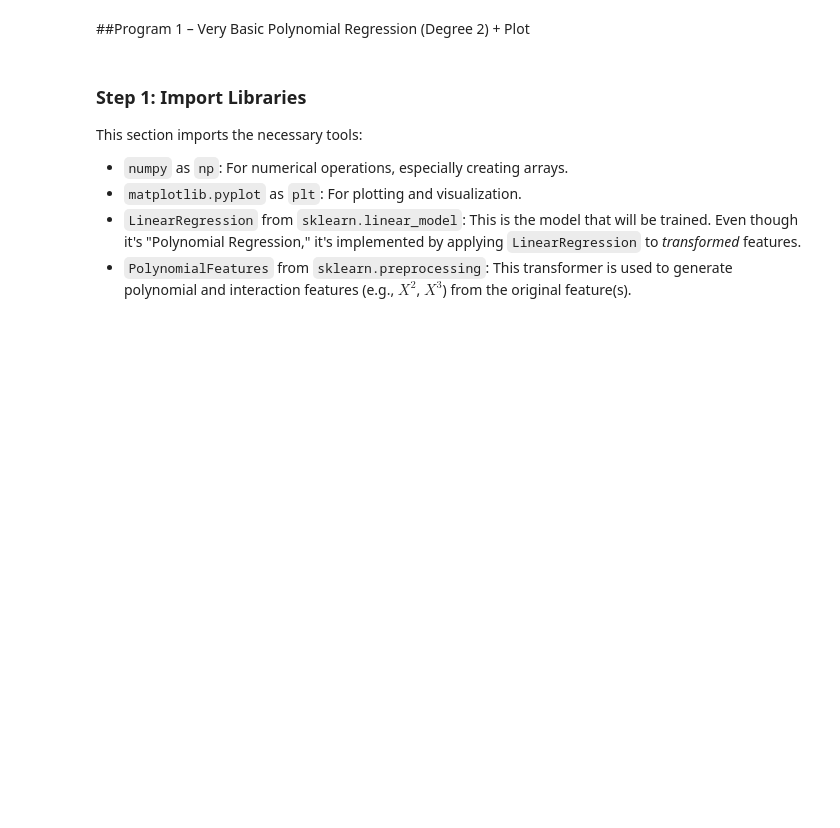
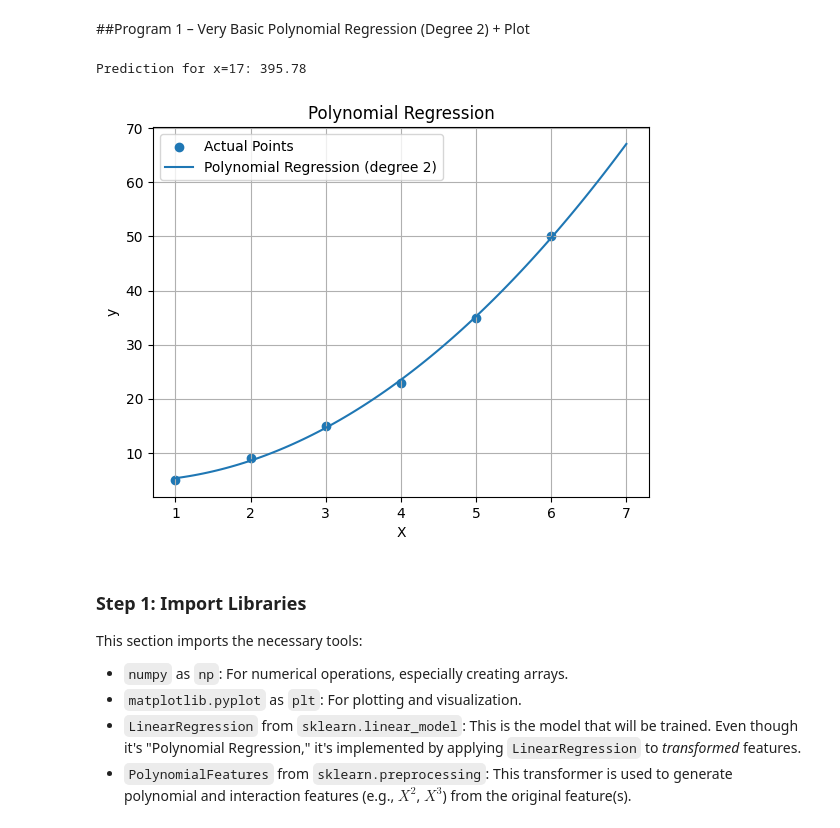
Before and after one commit to faisu6339-glitch/Machine-learning, a Jupyter notebook: Regression(All_Types).ipynb, the cells around one changed output. Drawn from its saved outputs; the diff is of its cells as text; code cells hidden in the pictures; blank space fills up the shorter version.

```diff
--- a/Regression(All_Types).ipynb
+++ b/Regression(All_Types).ipynb
@@ -715,34 +1319,37 @@ from sklearn.preprocessing import PolynomialFeatures
 # Data (non-linear)
 X = np.array([1, 2, 3, 4, 5, 6]).reshape(-1, 1)
 y = np.array([5, 9, 15, 23, 35, 50])
 
 # Polynomial transform (degree 2)
 poly = PolynomialFeatures(degree=2)
 X_poly = poly.fit_transform(X)
 
 # Train model
 model = LinearRegression()
 model.fit(X_poly, y)
 
 # Predict for new x
-x_new = 7
+x_new = 17
 y_pred = model.predict(poly.transform([[x_new]]))
 print(f"Prediction for x={x_new}: {y_pred[0]:.2f}")
 
 # Plot original points
 plt.scatter(X, y, label="Actual Points")
 
 # Smooth curve for visualization
 X_plot = np.linspace(1, 7, 100).reshape(-1, 1)
 y_plot = model.predict(poly.transform(X_plot))
 
 plt.plot(X_plot, y_plot, label="Polynomial Regression (degree 2)")
 plt.xlabel("X")
 plt.ylabel("y")
 plt.title("Polynomial Regression")
 plt.legend()
 plt.grid(True)
 plt.show()
+# %% [output]
+Prediction for x=17: 395.78
+[figure, added]
 # %% [markdown]
 ### Step 1: Import Libraries
 
```
Also changed, not shown: parts of 59 cells of this notebook.
